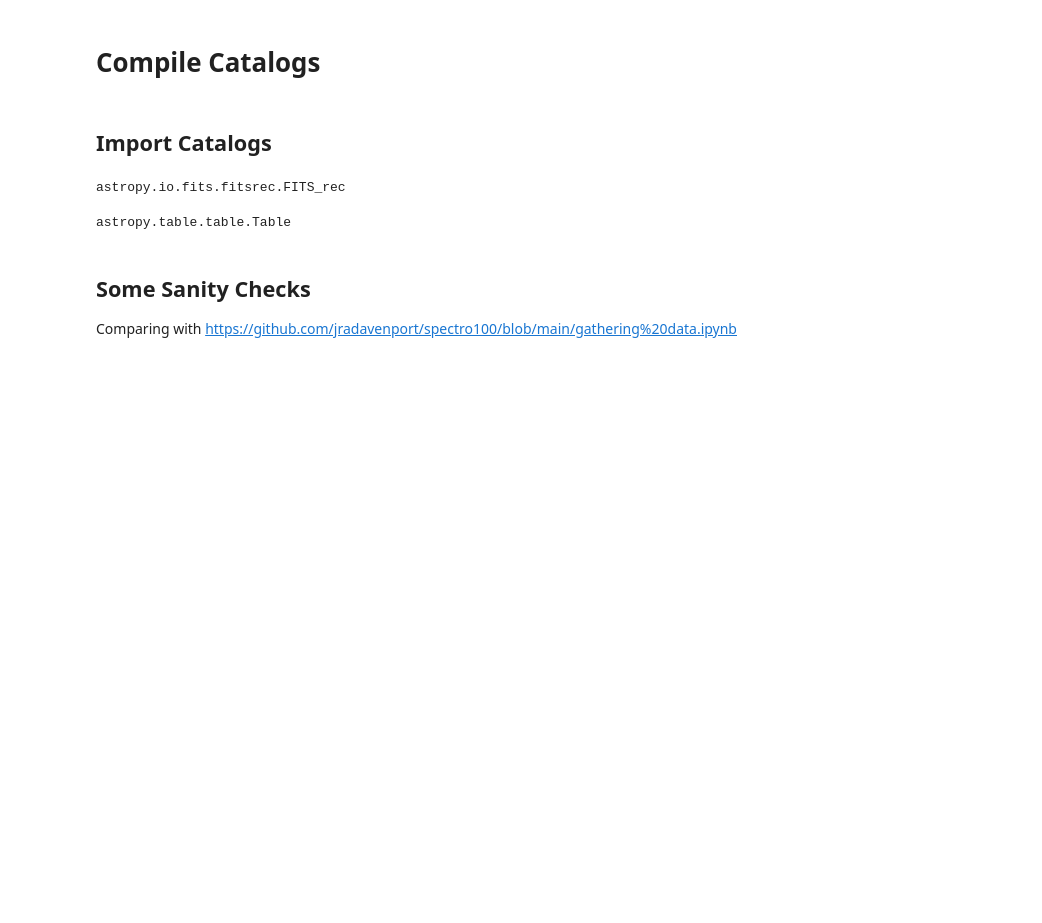
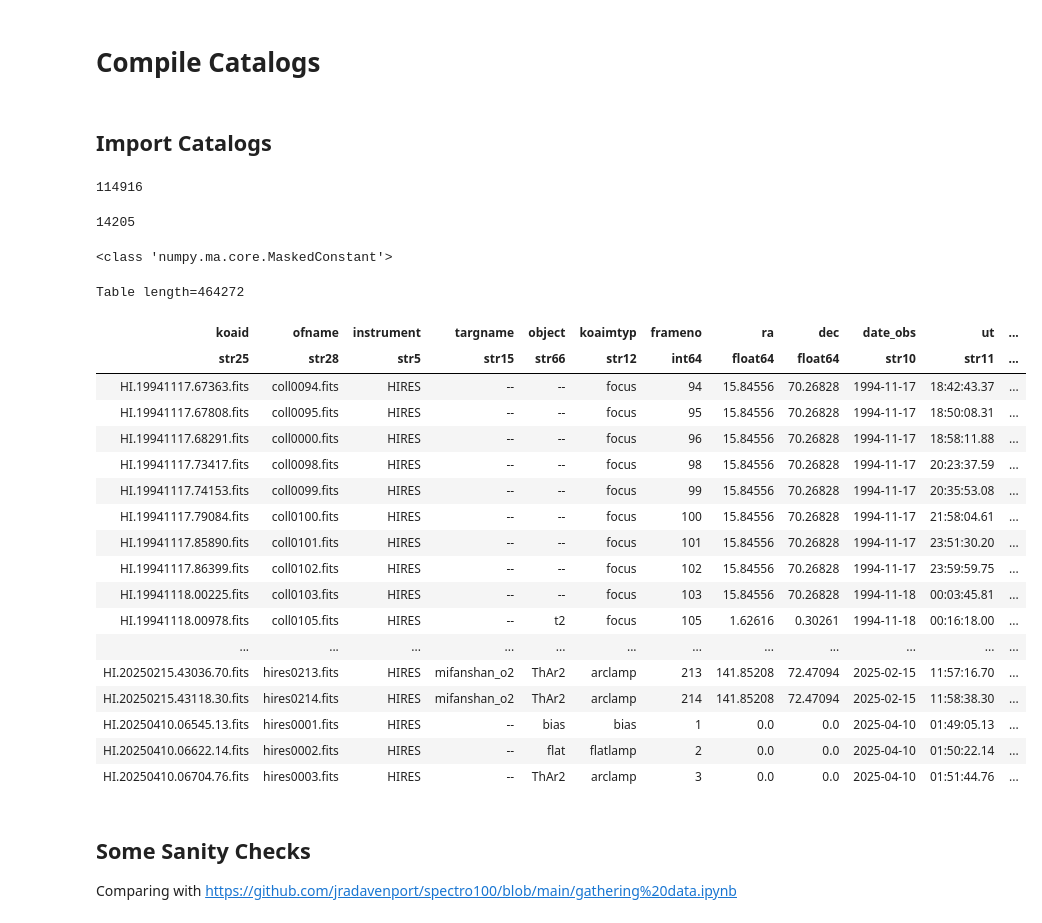
Before and after one commit to eyu22/BL2025, a Jupyter notebook: compile_catalogs.ipynb, the cells around one changed output. Cells and saved outputs as stored; diff of their text form; code cells hidden in the pictures; blank space fills up the shorter version.

Commit message:
Updated script for NEID and HIRES

```diff
--- a/compile_catalogs.ipynb
+++ b/compile_catalogs.ipynb
@@ -27,13 +27,56 @@ catalog_hdu = hdulist[1]
 # Get the data as a table
 GaiaESO = catalog_hdu.data
 
-type(GaiaESO)
+len(GaiaESO)
 # %% [output]
-astropy.io.fits.fitsrec.FITS_rec
+114916
 # %%
-type(gcns)
+# Open the NEID file
+neid = Table.read('/datax/scratch/emmay/NEID/table_Level-2.csv')
+# Clean mask on full NEID table
+mask = (
+    (neid['qra'] != None) & (neid['qdec'] != None) &
+    (neid['qra'] != '') & (neid['qdec'] != '') &
+    (neid['qra'] != 'None') & (neid['qdec'] != 'None')
+)
+
+# Apply mask ONCE to get clean NEID
+neid_clean = neid[mask]
+len(neid_clean)
 # %% [output]
-astropy.table.table.Table
+14205
+# %%
+print(type(hires['ra'][478760]))
+# %% [output]
+<class 'numpy.ma.core.MaskedConstant'>
+# %%
+# Open the HIRES file
+hires = Table.read('/datax/scratch/emmay/HIRES/hires.csv')
+mask = np.isfinite(hires['ra']) & np.isfinite(hires['dec'])
+mask &= (~hires['ra'].mask) & (~hires['dec'].mask)
+mask &= hires['dec'] <=90
+hires_clean = hires[mask]
+hires_clean
+# %% [output]
+Table length=464272
+| koaid | ofname | instrument | targname | object | koaimtyp | frameno | ra | dec | date_obs | ut | ... |
+| str25 | str28 | str5 | str15 | str66 | str12 | int64 | float64 | float64 | str10 | str11 | ... |
+| HI.19941117.67363.fits | coll0094.fits | HIRES | -- | -- | focus | 94 | 15.84556 | 70.26828 | 1994-11-17 | 18:42:43.37 | ... |
+| HI.19941117.67808.fits | coll0095.fits | HIRES | -- | -- | focus | 95 | 15.84556 | 70.26828 | 1994-11-17 | 18:50:08.31 | ... |
+| HI.19941117.68291.fits | coll0000.fits | HIRES | -- | -- | focus | 96 | 15.84556 | 70.26828 | 1994-11-17 | 18:58:11.88 | ... |
+| HI.19941117.73417.fits | coll0098.fits | HIRES | -- | -- | focus | 98 | 15.84556 | 70.26828 | 1994-11-17 | 20:23:37.59 | ... |
+| HI.19941117.74153.fits | coll0099.fits | HIRES | -- | -- | focus | 99 | 15.84556 | 70.26828 | 1994-11-17 | 20:35:53.08 | ... |
+| HI.19941117.79084.fits | coll0100.fits | HIRES | -- | -- | focus | 100 | 15.84556 | 70.26828 | 1994-11-17 | 21:58:04.61 | ... |
+| HI.19941117.85890.fits | coll0101.fits | HIRES | -- | -- | focus | 101 | 15.84556 | 70.26828 | 1994-11-17 | 23:51:30.20 | ... |
+| HI.19941117.86399.fits | coll0102.fits | HIRES | -- | -- | focus | 102 | 15.84556 | 70.26828 | 1994-11-17 | 23:59:59.75 | ... |
+| HI.19941118.00225.fits | coll0103.fits | HIRES | -- | -- | focus | 103 | 15.84556 | 70.26828 | 1994-11-18 | 00:03:45.81 | ... |
+| HI.19941118.00978.fits | coll0105.fits | HIRES | -- | t2 | focus | 105 | 1.62616 | 0.30261 | 1994-11-18 | 00:16:18.00 | ... |
+| ... | ... | ... | ... | ... | ... | ... | ... | ... | ... | ... | ... |
+| HI.20250215.43036.70.fits | hires0213.fits | HIRES | mifanshan_o2 | ThAr2 | arclamp | 213 | 141.85208 | 72.47094 | 2025-02-15 | 11:57:16.70 | ... |
+| HI.20250215.43118.30.fits | hires0214.fits | HIRES | mifanshan_o2 | ThAr2 | arclamp | 214 | 141.85208 | 72.47094 | 2025-02-15 | 11:58:38.30 | ... |
+| HI.20250410.06545.13.fits | hires0001.fits | HIRES | -- | bias | bias | 1 | 0.0 | 0.0 | 2025-04-10 | 01:49:05.13 | ... |
+| HI.20250410.06622.14.fits | hires0002.fits | HIRES | -- | flat | flatlamp | 2 | 0.0 | 0.0 | 2025-04-10 | 01:50:22.14 | ... |
+| HI.20250410.06704.76.fits | hires0003.fits | HIRES | -- | ThAr2 | arclamp | 3 | 0.0 | 0.0 | 2025-04-10 | 01:51:44.76 | ... |
 # %% [markdown]
 ## Some Sanity Checks
 Comparing with https://github.com/jradavenport/spectro100/blob/main/gathering%20data.ipynb
```
Also changed, not shown: parts of 6 cells of this notebook.
